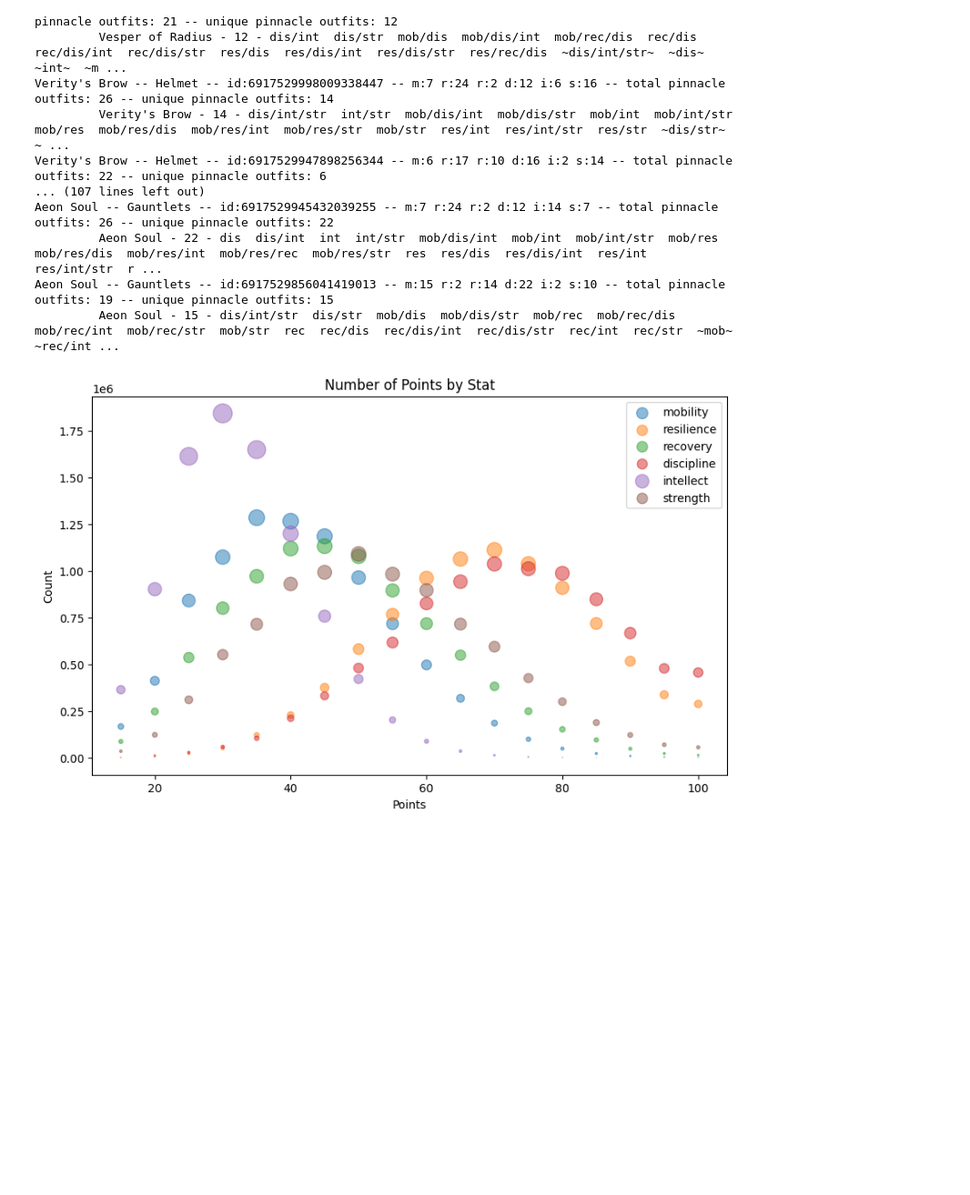
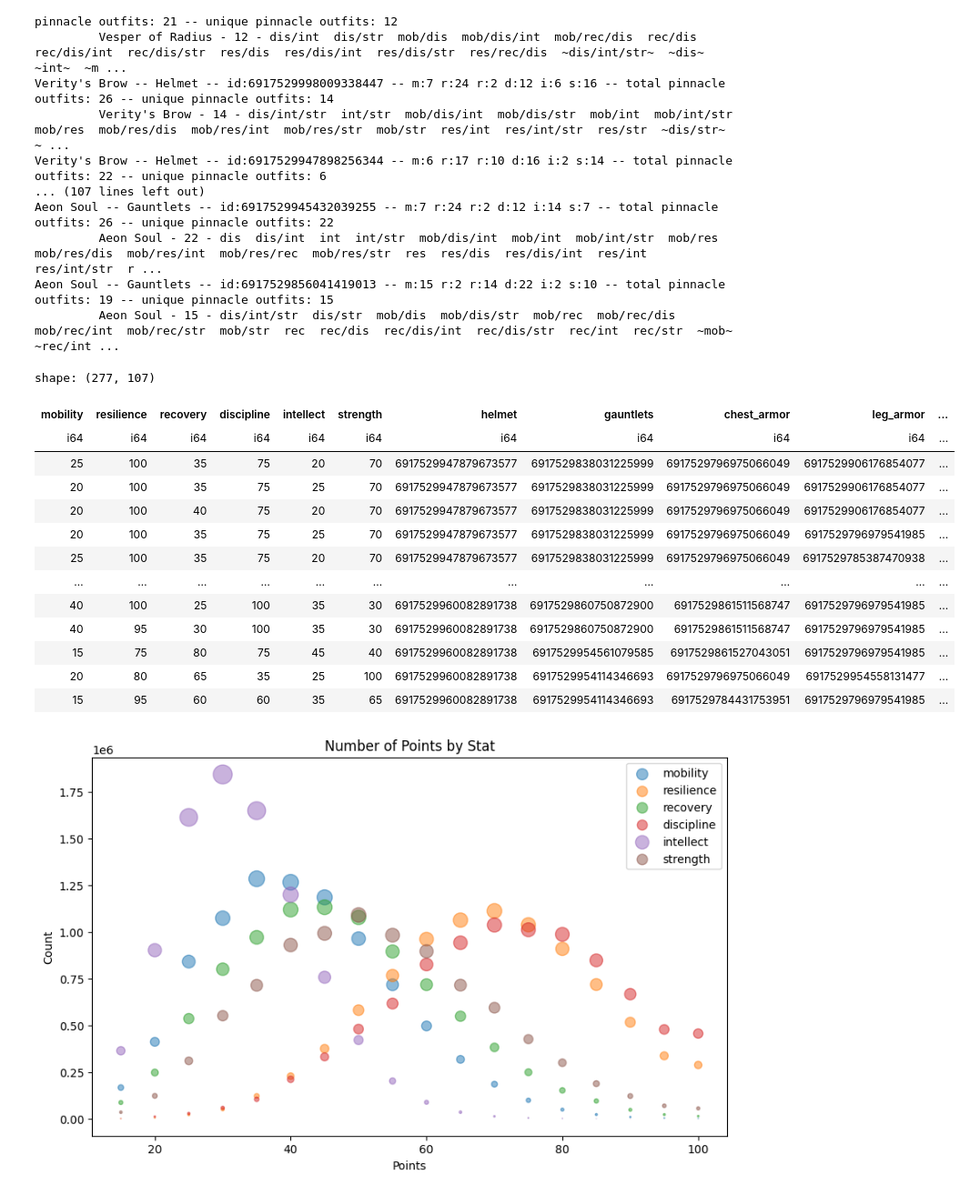
Before and after one commit to tednaleid/d2notebooks, a Jupyter notebook: d2armor.ipynb, the cells around one changed output. Shown at 91% size. Saved outputs shown, nothing was run; the diff lists cells and outputs as text; code cells hidden in the pictures; blank space fills up the shorter version.

```diff
--- a/d2armor.ipynb
+++ b/d2armor.ipynb
@@ -844,10 +844,6 @@ def legendary_armor_to_pinnacle_outfits_report(d2_class, armor_dict, pinnacle_ou
 def exotic_armor_to_pinnacle_outfits_report(d2_class, armor_dict, pinnacle_outfits_df):
     armor_pinnacle_stats_list = create_armor_pinnacle_stats_list(d2_class, armor_dict, pinnacle_outfits_df)
 
-    # filter armor pinnacle stats list to find those with an armor.name of "Dawn Chorus"
-    dawn_chorus_list = [armor_pinnacle_stats for armor_pinnacle_stats in armor_pinnacle_stats_list if armor_pinnacle_stats.item_name == "Dawn Chorus"]
-    print(dawn_chorus_list)
-
     for armor_pinnacle_stats in sorted(armor_pinnacle_stats_list, key=lambda x: (x.item_name, x.unique_pinnacle_outfits, x.total_pinnacle_outfits), reverse=True):
         if not armor_pinnacle_stats.is_exotic:
             continue
@@ -926,15 +922,31 @@ Aeon Soul -- Gauntlets -- id:6917529856041419013 -- m:15 r:2 r:14 d:22 i:2 s:10
 # %%
 # if you want to find all the outfits for a specific armor piece
 def find_exotic_outfits_df(exotic_name, armor_dict, outfits_df):
     exotic_hash = ProfileOutfits.NO_EXOTIC_HASH
     for armor in armor_dict.values():
         if armor.item_name == exotic_name:
             exotic_hash = armor.item_hash
             break
 
     return outfits_df.filter(col('exotic_hash') == exotic_hash)
 
-find_exotic_outfits_df("Dawn Chorus", armor_dict, pinnacle_outfits_df)
+exotic_outfits_df = find_exotic_outfits_df("Dawn Chorus", armor_dict, pinnacle_outfits_df)
+exotic_outfits_df
+# %% [output]
+shape: (277, 107)
+| mobility | resilience | recovery | discipline | intellect | strength | helmet | gauntlets | chest_armor | leg_armor | ... |
+| i64 | i64 | i64 | i64 | i64 | i64 | i64 | i64 | i64 | i64 | ... |
+| 25 | 100 | 35 | 75 | 20 | 70 | 6917529947879673577 | 6917529838031225999 | 6917529796975066049 | 6917529906176854077 | ... |
+| 20 | 100 | 35 | 75 | 25 | 70 | 6917529947879673577 | 6917529838031225999 | 6917529796975066049 | 6917529906176854077 | ... |
+| 20 | 100 | 40 | 75 | 20 | 70 | 6917529947879673577 | 6917529838031225999 | 6917529796975066049 | 6917529906176854077 | ... |
+| 20 | 100 | 35 | 75 | 25 | 70 | 6917529947879673577 | 6917529838031225999 | 6917529796975066049 | 6917529796979541985 | ... |
+| 25 | 100 | 35 | 75 | 20 | 70 | 6917529947879673577 | 6917529838031225999 | 6917529796975066049 | 6917529785387470938 | ... |
+| … | … | … | … | … | … | … | … | … | … | ... |
+| 40 | 100 | 25 | 100 | 35 | 30 | 6917529960082891738 | 6917529860750872900 | 6917529861511568747 | 6917529796979541985 | ... |
+| 40 | 95 | 30 | 100 | 35 | 30 | 6917529960082891738 | 6917529860750872900 | 6917529861511568747 | 6917529796979541985 | ... |
+| 15 | 75 | 80 | 75 | 45 | 40 | 6917529960082891738 | 6917529954561079585 | 6917529861527043051 | 6917529796979541985 | ... |
+| 20 | 80 | 65 | 35 | 25 | 100 | 6917529960082891738 | 6917529954114346693 | 6917529796975066049 | 6917529954558131477 | ... |
+| 15 | 95 | 60 | 60 | 35 | 65 | 6917529960082891738 | 6917529954114346693 | 6917529784431753951 | 6917529796979541985 | ... |
 # %%
 import polars as pl
 import matplotlib.pyplot as plt
```
